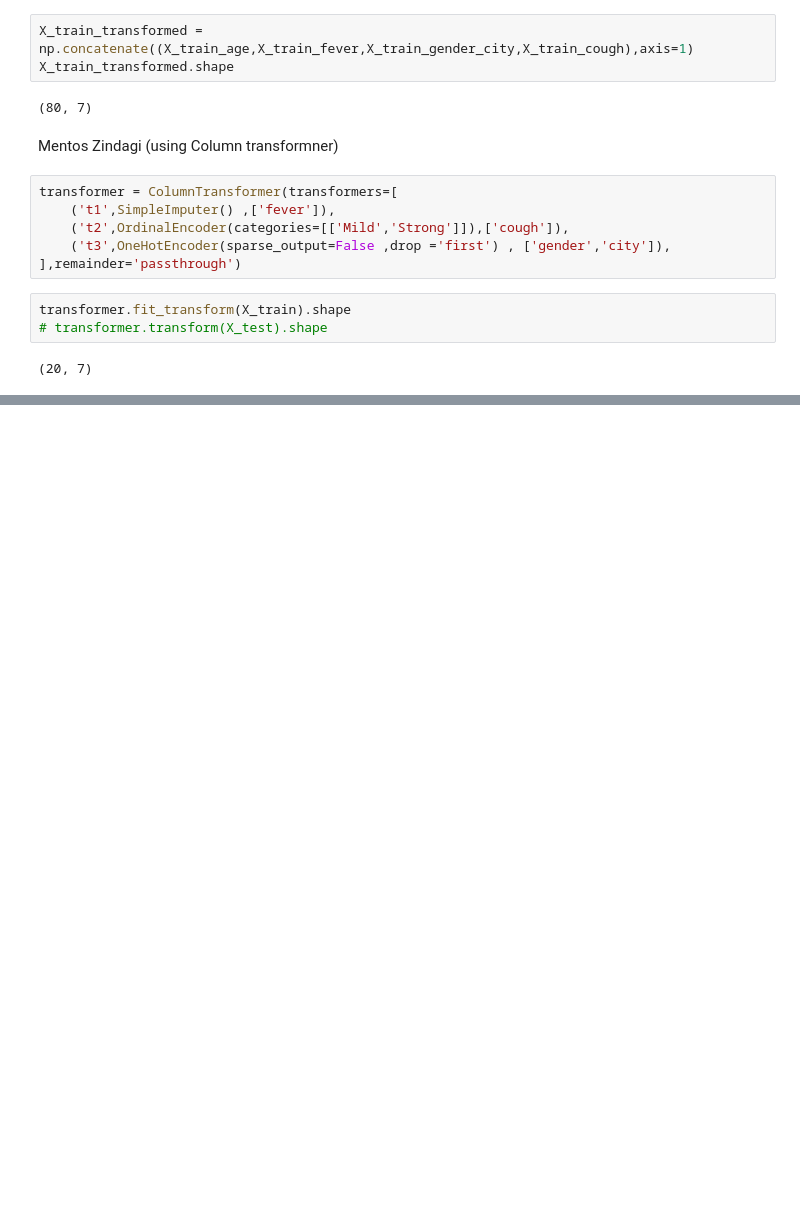
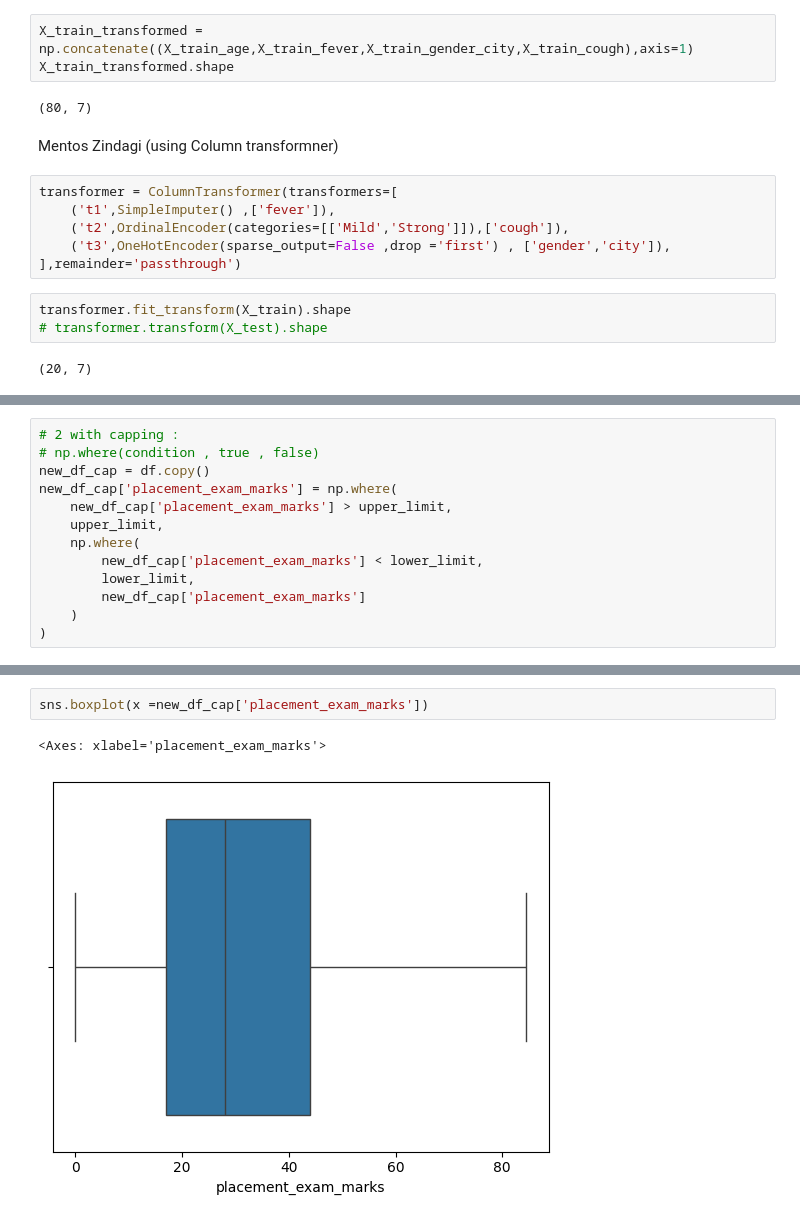
Before and after one commit to saransh437/Feature_engineering, a Jupyter notebook: feature_eng_process.ipynb, the cells around one changed output, grey strips where cells are left out. Saved outputs shown, nothing was run; the diff lists cells and outputs as text; blank space fills up the shorter version.

```diff
--- a/feature_eng_process.ipynb
+++ b/feature_eng_process.ipynb
@@ -370,0 +476,13 @@ transformer.fit_transform(X_train).shape
+# %%
+# 2 with capping :
+# np.where(condition , true , false)
+new_df_cap = df.copy()
+new_df_cap['placement_exam_marks'] = np.where(
+    new_df_cap['placement_exam_marks'] > upper_limit,
+    upper_limit,
+    np.where(
+        new_df_cap['placement_exam_marks'] < lower_limit,
+        lower_limit,
+        new_df_cap['placement_exam_marks']
+    )
+)
@@ -370,0 +493,5 @@ transformer.fit_transform(X_train).shape
+# %%
+sns.boxplot(x =new_df_cap['placement_exam_marks'])
+# %% [output]
+<Axes: xlabel='placement_exam_marks'>
+[figure, added]
```
Also changed, not shown: parts of 28 cells of this notebook.
